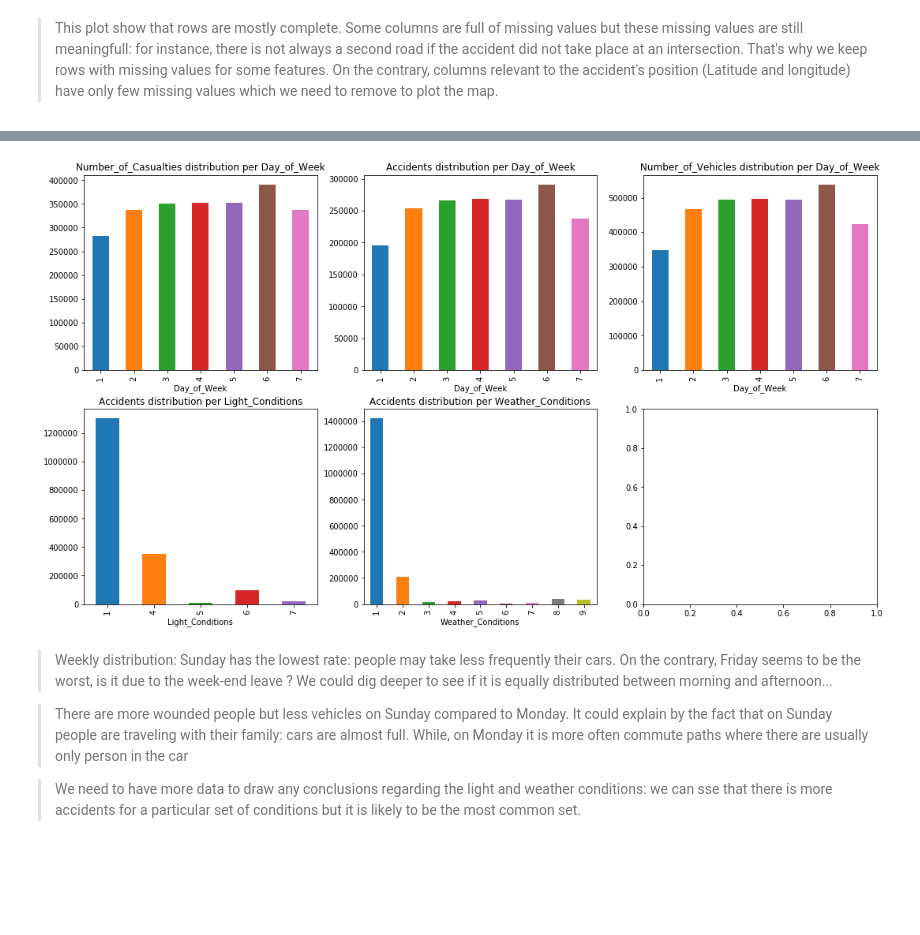
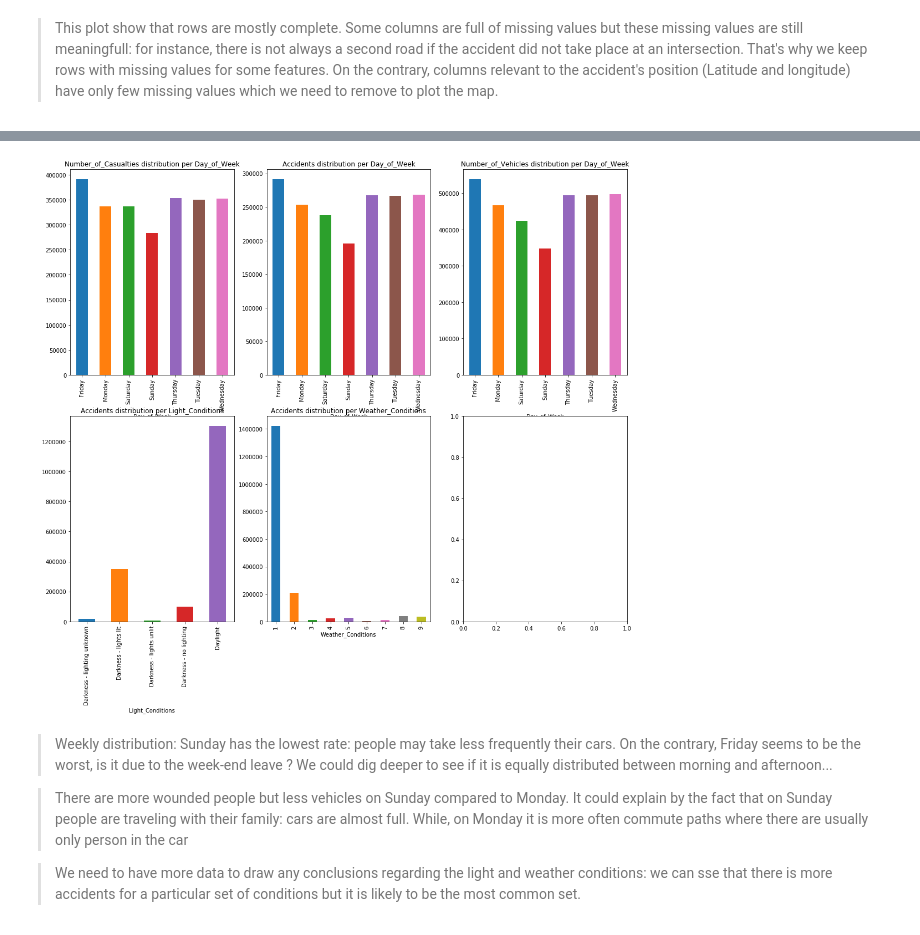
Before and after one commit to Eagleseb/survive-your-commuting, a Jupyter notebook: Milestone2.ipynb, the cells around one changed output, grey strips where cells are left out. Cells and saved outputs as stored; diff of their text form; code cells hidden in the pictures; blank space fills up the shorter version.

Commit message:
legends done

```diff
--- a/Milestone2.ipynb
+++ b/Milestone2.ipynb
@@ -83,6 +64,9 @@ use_cols = [[#Space and time context
 LEGENDS = pd.read_excel(DATA_FOLDER[0] + 'Road-Accident-Safety-Data-Guide-1979-2004.xls',
                         sheet_name = None,
                        )
+#modify legend names to match with df features
+for k in [k for k in LEGENDS.keys()]:
+    LEGENDS[k.replace(' ', '_')] = LEGENDS.pop(k)
 # %%
 #HELPERS
 
@@ -98,6 +82,17 @@ def plot_distrib(acc, group = "Day_of_Week", colname = 'index', ax = None):
         acc[acc[group] != -1].groupby([group])[colname].sum().plot.bar(x = group,
                                                      title = "{} distribution per {}".format(colname, group),
                                                      ax = ax)
+
+
+def categorical_labels(df):
+    for col in list(set(LEGENDS.keys() & df.columns)):
+        try:
+            df[col].replace( list(LEGENDS[col]['code']), LEGENDS[col]['label'], inplace = True)
+        except KeyError:
+            df[col].replace( list(LEGENDS[col]['Code']), LEGENDS[col]['Label'], inplace = True)
+            pass
+
+    return df
 # %% [markdown]
 >We decided not to use the oldest data because it has a lot of missing values in addition with being completely outdated. This choice was also motivated by the deprecation of its format: it lacks some features and some feature names have been changed for the two other periods.
 # %%
@@ -166,5 +161,10 @@ accidents = accidents[accidents.Latitude.notnull() & accidents.Longitude.notnull
 for k in [k for k in LEGENDS.keys()]:
     LEGENDS[k.replace(' ', '_')] = LEGENDS.pop(k)
 
-LEGENDS.keys()
+#let's map numerica categorical data to their label:
+accidents = categorical_labels(accidents)
+casualties = categorical_labels(casualties)
+vehicules = categorical_labels(vehicules)
+
+accidents.head()
 # %% [output]
@@ -172,13 +178,13 @@ odict_keys(['Introduction', 'Export_Variables', 'Police_Force', 'Accident_Severi
 # %%
 #Weekly distribution, plots using the accidents dataframe
-fig, axes = plt.subplots(2, 3, figsize=(18, 10))
+fig, axes = plt.subplots(2, 3, figsize=(18, 15))
 plot_distrib(accidents, colname = "Number_of_Casualties", ax = axes[0][0])
 plot_distrib(accidents, ax = axes[0][1])
 plot_distrib(accidents, colname = "Number_of_Vehicles", ax = axes[0][2])
 plot_distrib(accidents, group = "Light_Conditions", ax = axes[1][0])
 plot_distrib(accidents, group = "Weather_Conditions", ax = axes[1][1])
 # %% [output]
-[figure, old version]
+[figure, new version]
 # %% [markdown]
 > Weekly distribution: Sunday has the lowest rate: people may take less frequently their cars. On the contrary, Friday seems to be the worst, is it due to the week-end leave ? We could dig deeper to see if it is equally distributed between morning and afternoon...
 
```
Also changed, not shown: parts of 6 cells of this notebook, 1 other file.
